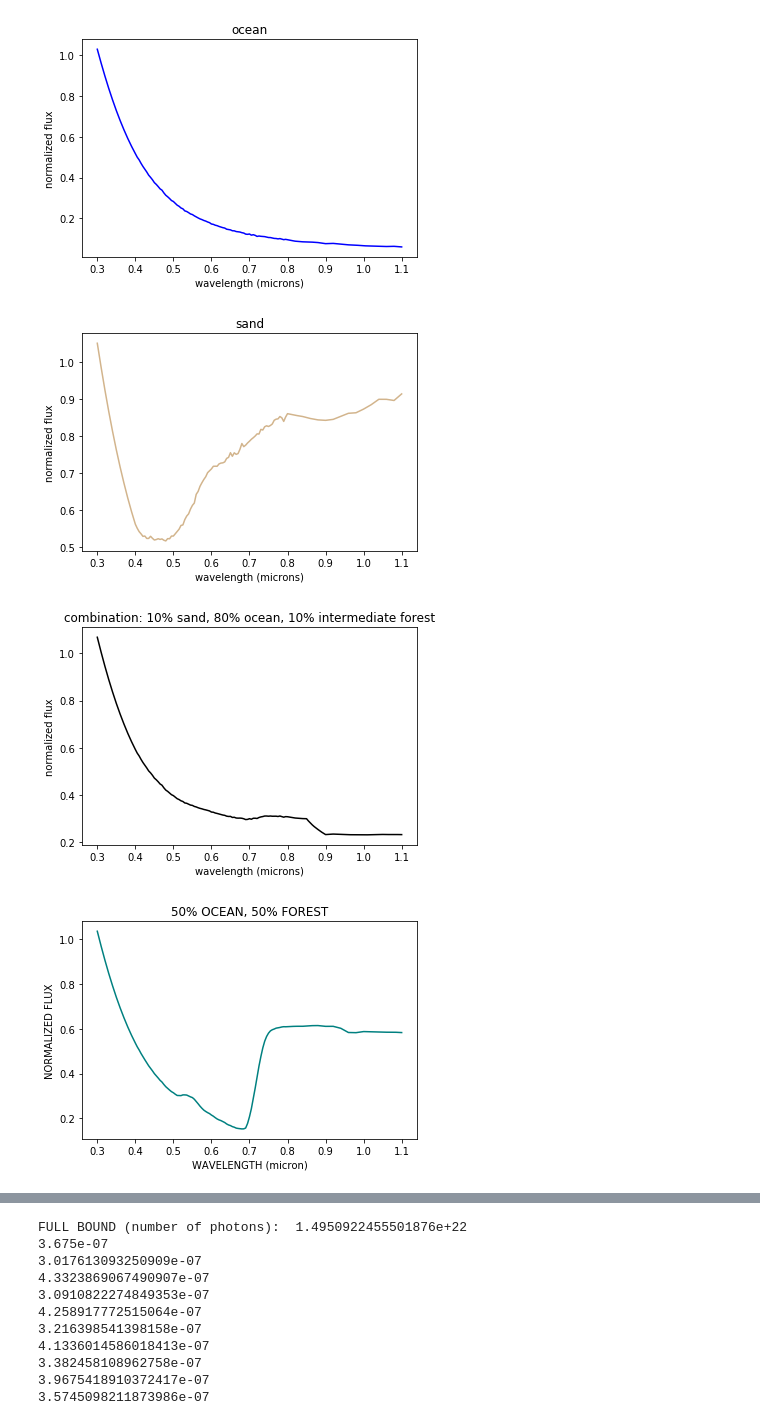
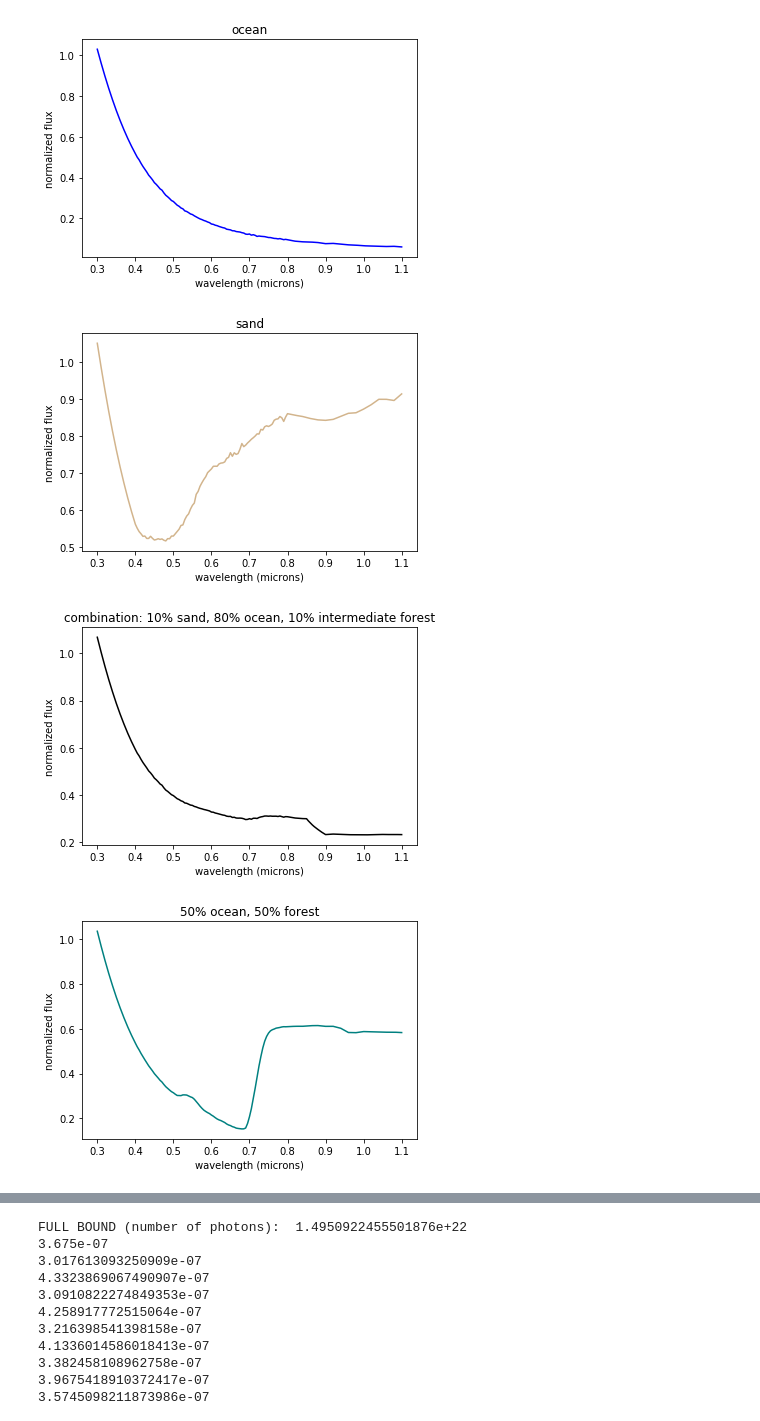
Before and after one commit to ryanluk4/astr-9a-b, a Jupyter notebook: Characterizing Exoplanet Atmospheres.ipynb, the cells around one changed output, grey strips where cells are left out. Saved outputs shown, nothing was run; the diff lists cells and outputs as text; code cells hidden in the pictures.

```diff
--- a/Characterizing Exoplanet Atmospheres.ipynb
+++ b/Characterizing Exoplanet Atmospheres.ipynb
@@ -1,53 +1,85 @@
 # %%
+"""
+Ryan Luk
+ASTR 9A, 9B
+
+BASIC PLOTS AND COMBINATIONS
+[Final Draft]
+
+These are some basic plots of the 'known' spectra. Biomes include: forest, ocean, grass, sand, and ice.
+Each biome has varying cloud densities, translated into different flux values within each biome.
+Features can be seen in the plots, examples:
+    - more blue colors in the ocean biome
+    - green 'bump' in forest biome
+    - clouds increase flux reflected but can still show some features
+
+"""
+
+# chi-squared statistic, numpy, plot
 from scipy.stats import chisquare
-from scipy.interpolate import interp1d as interpolate
 import numpy as np
 import matplotlib.pyplot as plt
 
+# regular forest, ocean, sand spectra
+# forest with intermediate clouds
 forestA44 = np.loadtxt('spectra/forest_clear_a44.dat')
 ocean_clear = np.loadtxt('spectra/ocean_clear_atmosphere.dat')
 sandA44 = np.loadtxt('spectra/sand_clear_a44.dat')
 forestInter = np.loadtxt('spectra/forest_intermediate_clouds.dat')
 
-
+# x-axis (same for all biome spectra)
+# wavelength
 f1axis = forestA44[:,0]
 
+# normalized flux values
 forest1 = forestA44[:,1]
 ocean = ocean_clear[:,1]
 sand = sandA44[:,1]
 forestI = forestInter[:,1]
 
+# regular forest
 plt.plot(f1axis, forest1, color = 'green')
 plt.title("forest")
 plt.xlabel("wavelength (microns)")
 plt.ylabel("normalized flux")
 plt.show()
+
+# intermediate forest
 plt.plot(f1axis, forestI, color = 'green')
 plt.title("forest with intermediate clouds")
 plt.xlabel("wavelength (microns)")
 plt.ylabel("normalized flux")
 plt.show()
+
+# regular ocean
 plt.plot(f1axis, ocean, color = 'blue')
 plt.title("ocean")
 plt.xlabel("wavelength (microns)")
 plt.ylabel("normalized flux")
 plt.show()
+
+# regular sand
 plt.plot(f1axis, sand, color = 'tan')
 plt.title("sand")
 plt.xlabel("wavelength (microns)")
 plt.ylabel("normalized flux")
 plt.show()
-model = (1/10)*sand + (8/10)*ocean + (1/10)*forestI
-plt.plot(f1axis, model, color = 'black')
+
+# combination
+# 10% sand, 80% ocean, 10% intermediate forest
+model1 = (1/10)*sand + (8/10)*ocean + (1/10)*forestI
+plt.plot(f1axis, model1, color = 'black')
 plt.title("combination: 10% sand, 80% ocean, 10% intermediate forest")
 plt.xlabel("wavelength (microns)")
 plt.ylabel("normalized flux")
 plt.show()
 
-mod = (5/10)*ocean + (5/10)*forest1
-plt.plot(f1axis, mod, color = 'teal')
-plt.title("50% OCEAN, 50% FOREST")
-plt.xlabel("WAVELENGTH (micron)")
-plt.ylabel("NORMALIZED FLUX")
+# combination
+# 50% ocean, 50% intermediate forest
+model2 = (5/10)*ocean + (5/10)*forest1
+plt.plot(f1axis, model2, color = 'teal')
+plt.title("50% ocean, 50% forest")
+plt.xlabel("wavelength (microns)")
+plt.ylabel("normalized flux")
 plt.show()
 # %% [output]
@@ -56,5 +88,5 @@ plt.show()
-[figure, old version]
+[figure, new version]
-[figure, old version]
+[figure, new version]
 [figure]
-[figure, old version]
+[figure, new version]
 # %%
```
Also changed, not shown: parts of 2 cells of this notebook, 2 other files.
